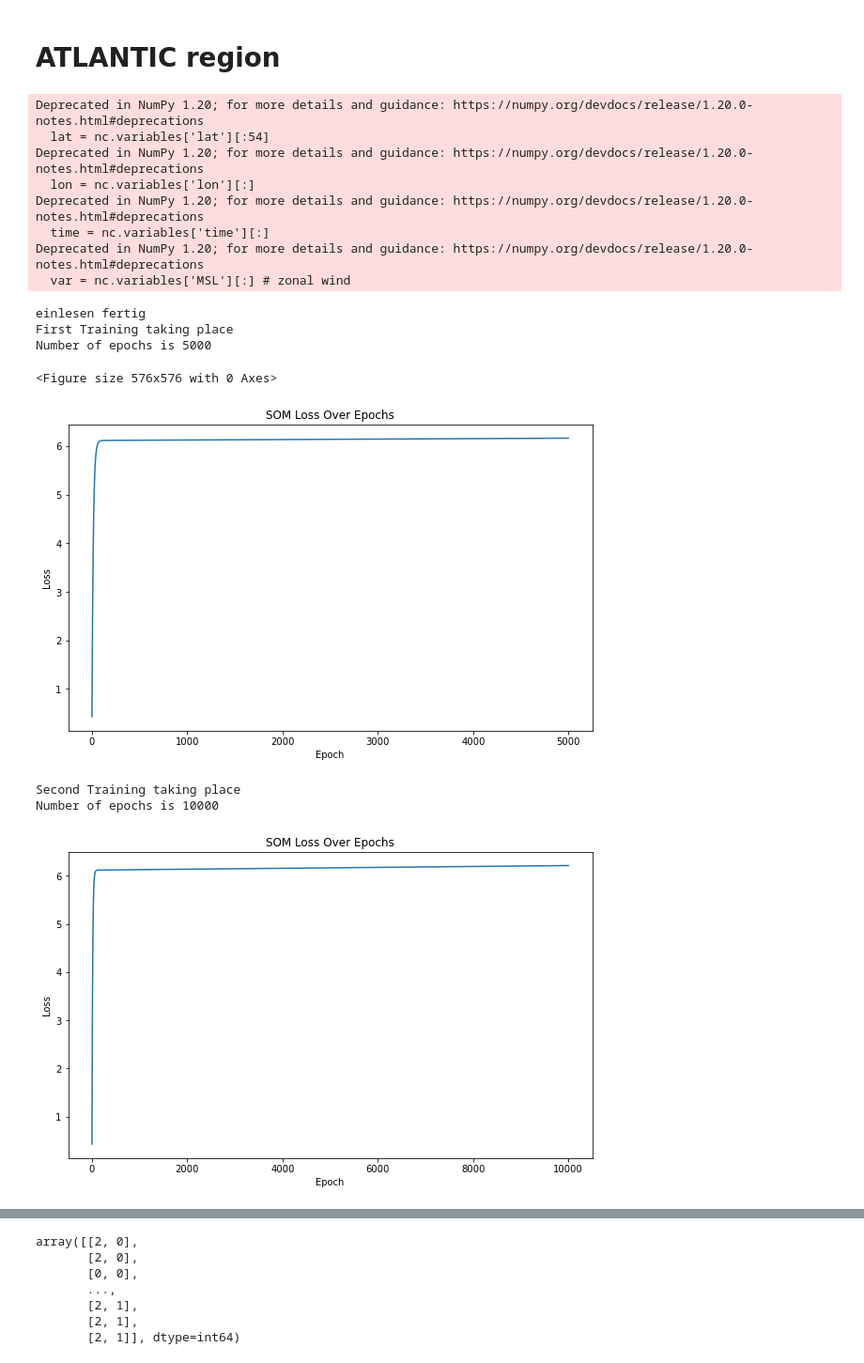
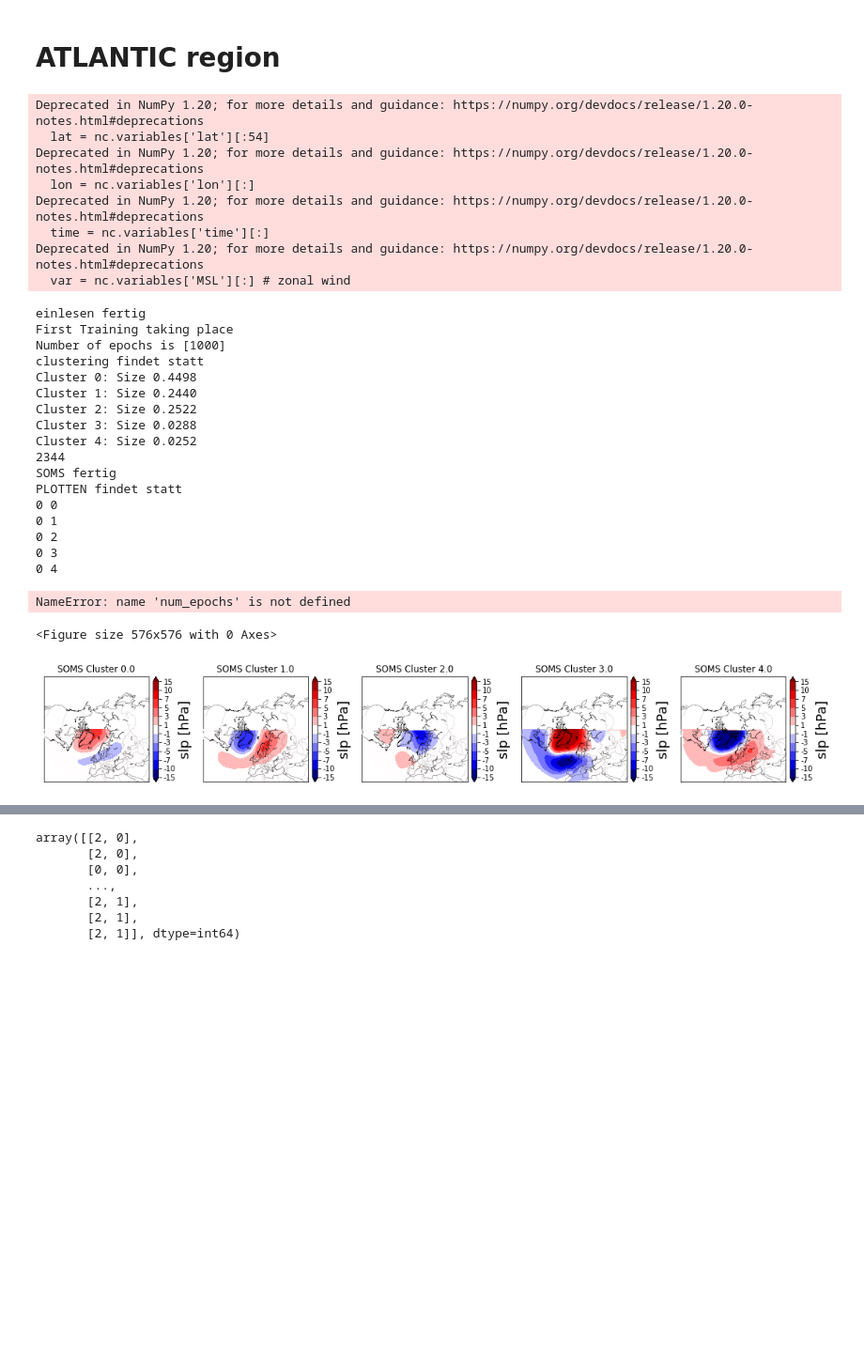
Before and after one commit to rabuschwan/AWI, a Jupyter notebook: SOMs_fkt.ipynb, the cells around one changed output, grey strips where cells are left out. Shown at 94% size. Drawn from its saved outputs; the diff is of its cells as text; code cells hidden in the pictures; blank space fills up the shorter version.

```diff
--- a/SOMs_fkt.ipynb
+++ b/SOMs_fkt.ipynb
@@ -350,45 +257,57 @@ def clustering(LR, SIGMA, THRESHOLD,NUM_ITER, AREA, data_normalized, lon, lat, v
     print(np.array([silhouette_avg, dunn]))
     return silhouette_avg, dunn, bmus
 # %%
-LR=np.array([0.07,1e-4])
-SIGMA=np.array([0.2,0.01])
+LR=np.array([0.07])
+SIGMA=np.array([0.2])
 THRESHOLD=1e-7
-NUM_ITER=np.array([5000,5000])
+NUM_ITER=np.array([1000])
 dunn=np.zeros(len(SIGMA))
 silhouette=np.zeros(len(SIGMA))
 AREA="ATLANTIC"
 path = r"N:/atm_glomod/user/jomuel001/CMIP6_models/ERA5/"
 path_file = r"slp_hpa_ERA5_1985-2014.N_mjjaso_atrbg_aacrm21_remapbnds.nc"
 
 nc = NetCDFFile(path+path_file)
 data_normalized, lon, lat, var = einlesen(AREA, nc)
 
 
-silhouette, dunn, bmus = clustering(LR,SIGMA,THRESHOLD,NUM_ITER,AREA,data_normalized, lon, lat,var,10,10,TRAINING="number",PLOTTEN=False)
+silhouette, dunn, bmus = clustering(LR,SIGMA,THRESHOLD,NUM_ITER,AREA,data_normalized, lon, lat,var,1,5,TRAINING="number",PLOTTEN=True)
 print(f"Der Silhouette score ist: {silhouette}")
 print(f"Der Dunn-score ist: {dunn}")
 # plt.plot(SIGMA,dunn)
 # plt.savefig(f"N:/atm_glomod/user/jomuel001/Dokumente/Presentations/ARBEIT/Dunn_score.png")
 # plt.show()
 # plt.plot(SIGMA,silhouette)
 # plt.savefig(f"N:/atm_glomod/user/jomuel001/Dokumente/Presentations/ARBEIT/Silhouette_score.png")
 # plt.show()
 # Assuming 'bmus' is your list of BMUs
-Kmeans(bmus)
+#Kmeans(bmus)
 # %% [output]
 Deprecated in NumPy 1.20; for more details and guidance: https://numpy.org/devdocs/release/1.20.0-notes.html#deprecations
   lat = nc.variables['lat'][:54]
 Deprecated in NumPy 1.20; for more details and guidance: https://numpy.org/devdocs/release/1.20.0-notes.html#deprecations
   lon = nc.variables['lon'][:]
 Deprecated in NumPy 1.20; for more details and guidance: https://numpy.org/devdocs/release/1.20.0-notes.html#deprecations
   time = nc.variables['time'][:]
 Deprecated in NumPy 1.20; for more details and guidance: https://numpy.org/devdocs/release/1.20.0-notes.html#deprecations
   var = nc.variables['MSL'][:] # zonal wind
 einlesen fertig
 First Training taking place
-Number of epochs is 5000
+Number of epochs is [1000]
+clustering findet statt
+Cluster 0: Size 0.4498
+Cluster 1: Size 0.2440
+Cluster 2: Size 0.2522
+Cluster 3: Size 0.0288
+Cluster 4: Size 0.0252
+2344
+SOMS fertig
+PLOTTEN findet statt
+0 0
+0 1
+0 2
+0 3
+0 4
-<Figure size 576x576 with 0 Axes>
+NameError: name 'num_epochs' is not defined
+<Figure size 576x576 with 0 Axes>
-[figure, old version]
+[figure, new version]
-Second Training taking place
-Number of epochs is 10000
-[figure, removed]
```
Also changed, not shown: parts of 2 cells of this notebook.
